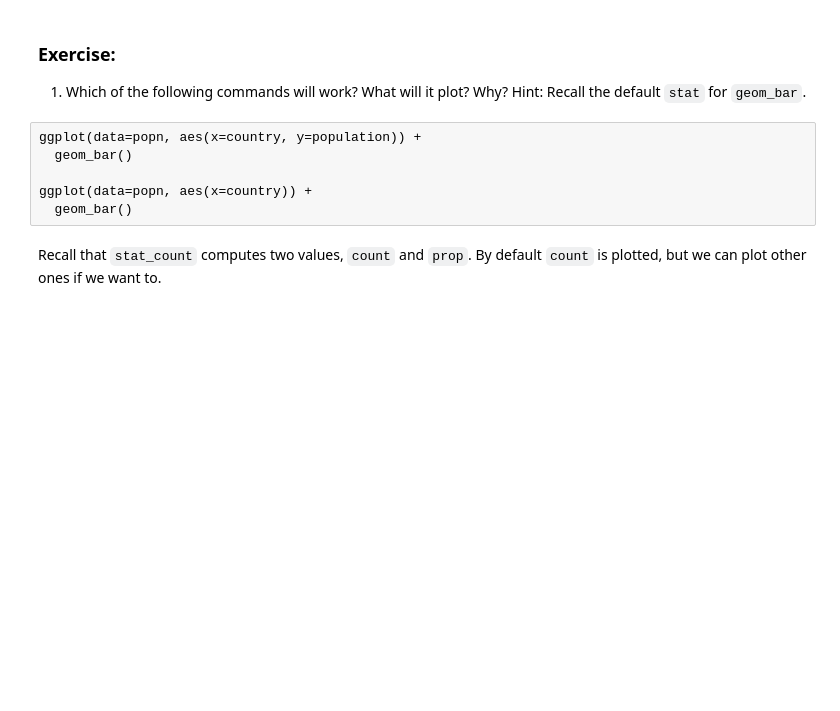
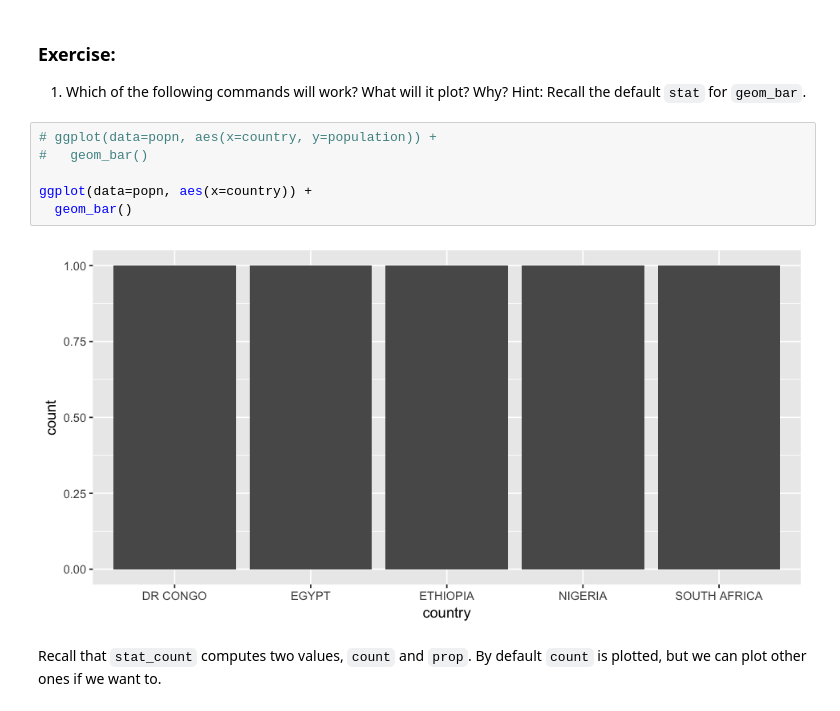
Before and after one commit to rogerfan/stats306_f18_labs, a Jupyter notebook: stats306_lab2_sol.ipynb, the cells around one changed output. Drawn from its saved outputs; the diff is of its cells as text; blank space fills up the shorter version.

```diff
--- a/stats306_lab2_sol.ipynb
+++ b/stats306_lab2_sol.ipynb
@@ -114,12 +127,14 @@ ggplot(data = popn, aes(x=country, y=population)) +
 ### Exercise:
 
 1. Which of the following commands will work? What will it plot? Why? Hint: Recall the default `stat` for `geom_bar`.
-# %% [raw]
-ggplot(data=popn, aes(x=country, y=population)) +
-  geom_bar()
-
-ggplot(data=popn, aes(x=country)) +
-  geom_bar()
+# %%
+# ggplot(data=popn, aes(x=country, y=population)) +
+#   geom_bar()
+
+ggplot(data=popn, aes(x=country)) +
+  geom_bar()
+# %% [output]
+[figure, added]
 # %% [markdown]
 Recall that `stat_count` computes two values, `count` and `prop`. By default `count` is plotted, but we can plot other ones if we want to.
 # %%
```
Also changed, not shown: parts of 12 cells of this notebook, 1 other file.
